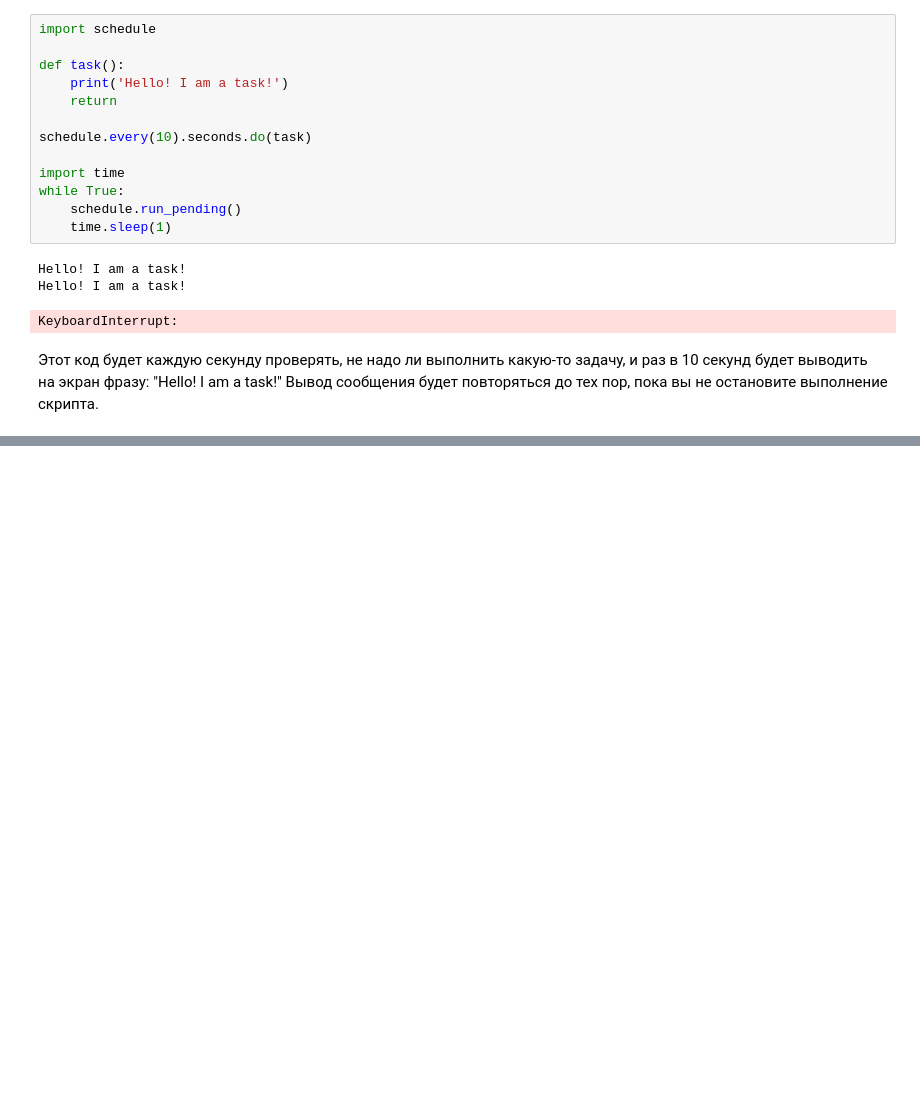
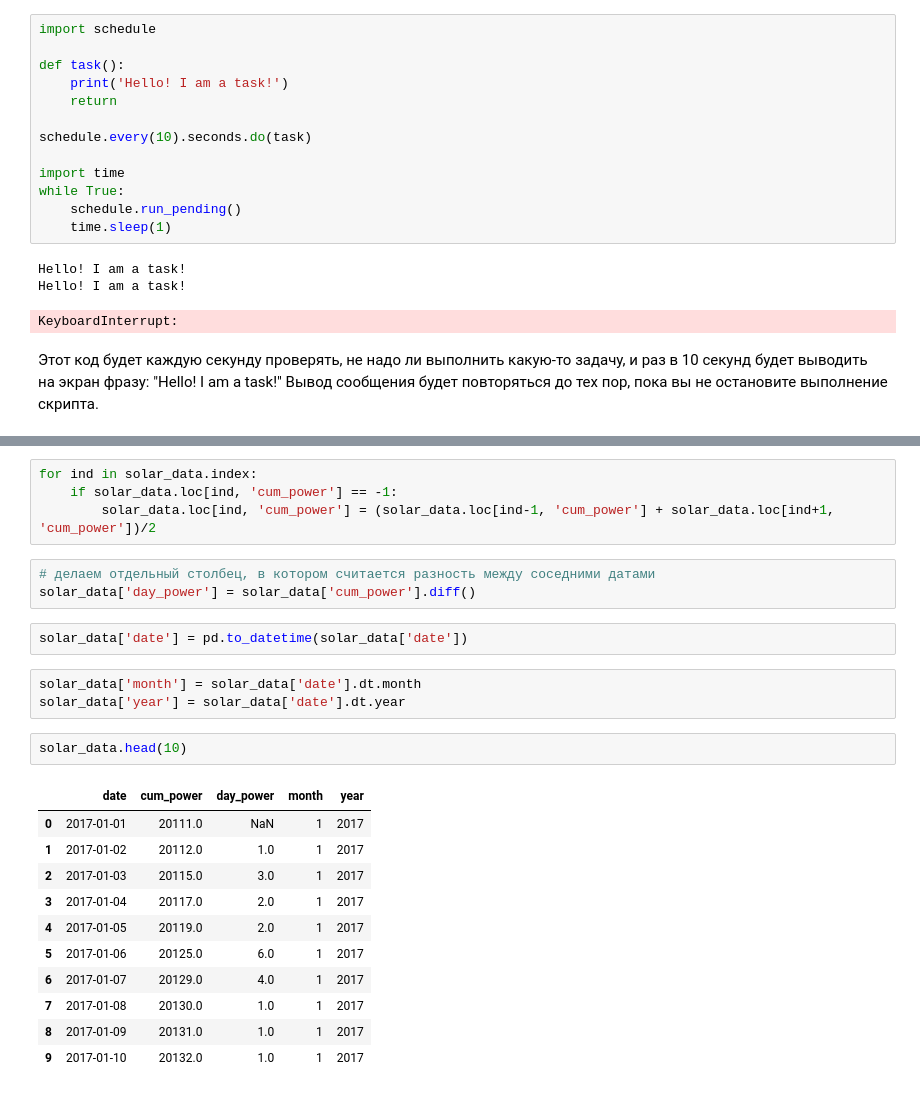
Before and after one commit to veshua/sf_data_science, a Jupyter notebook: 17 Как получать данные из веб-источников и API/study.ipynb, the cells around one changed output, grey strips where cells are left out. Drawn from its saved outputs; the diff is of its cells as text; blank space fills up the shorter version.

```diff
--- a/17 Как получать данные из веб-источников и API/study.ipynb
+++ b/17 Как получать данные из веб-источников и API/study.ipynb
@@ -751,0 +802,26 @@ KeyboardInterrupt:
+# %%
+for ind in solar_data.index:
+    if solar_data.loc[ind, 'cum_power'] == -1:
+        solar_data.loc[ind, 'cum_power'] = (solar_data.loc[ind-1, 'cum_power'] + solar_data.loc[ind+1, 'cum_power'])/2
+# %%
+# делаем отдельный столбец, в котором считается разность между соседними датами
+solar_data['day_power'] = solar_data['cum_power'].diff()
+# %%
+solar_data['date'] = pd.to_datetime(solar_data['date'])
+# %%
+solar_data['month'] = solar_data['date'].dt.month
+solar_data['year'] = solar_data['date'].dt.year
+# %%
+solar_data.head(10)
+# %% [output]
+|  | date | cum_power | day_power | month | year |
+| 0 | 2017-01-01 | 20111.0 | NaN | 1 | 2017 |
+| 1 | 2017-01-02 | 20112.0 | 1.0 | 1 | 2017 |
+| 2 | 2017-01-03 | 20115.0 | 3.0 | 1 | 2017 |
+| 3 | 2017-01-04 | 20117.0 | 2.0 | 1 | 2017 |
+| 4 | 2017-01-05 | 20119.0 | 2.0 | 1 | 2017 |
+| 5 | 2017-01-06 | 20125.0 | 6.0 | 1 | 2017 |
+| 6 | 2017-01-07 | 20129.0 | 4.0 | 1 | 2017 |
+| 7 | 2017-01-08 | 20130.0 | 1.0 | 1 | 2017 |
+| 8 | 2017-01-09 | 20131.0 | 1.0 | 1 | 2017 |
+| 9 | 2017-01-10 | 20132.0 | 1.0 | 1 | 2017 |
```
Also changed, not shown: parts of 5 cells of this notebook.
